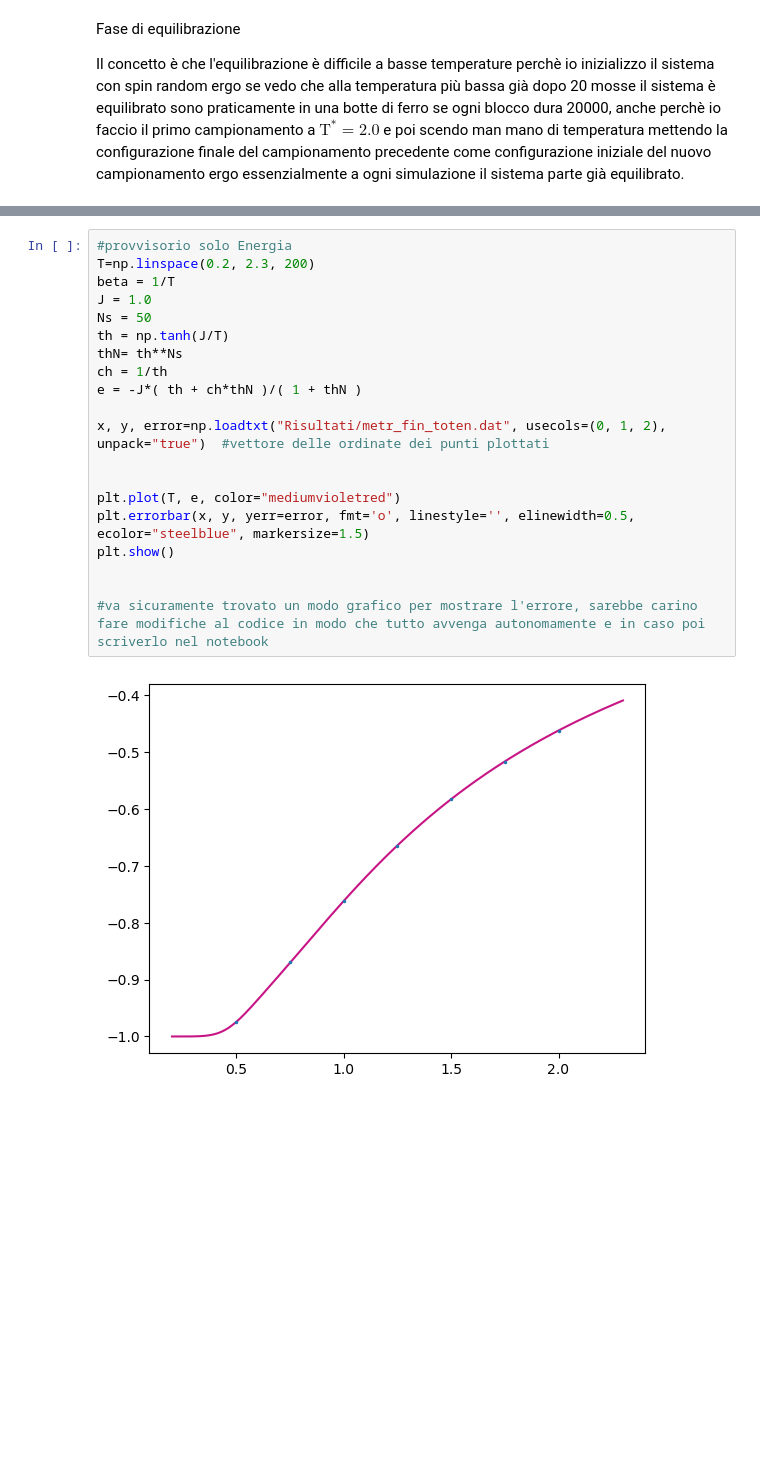
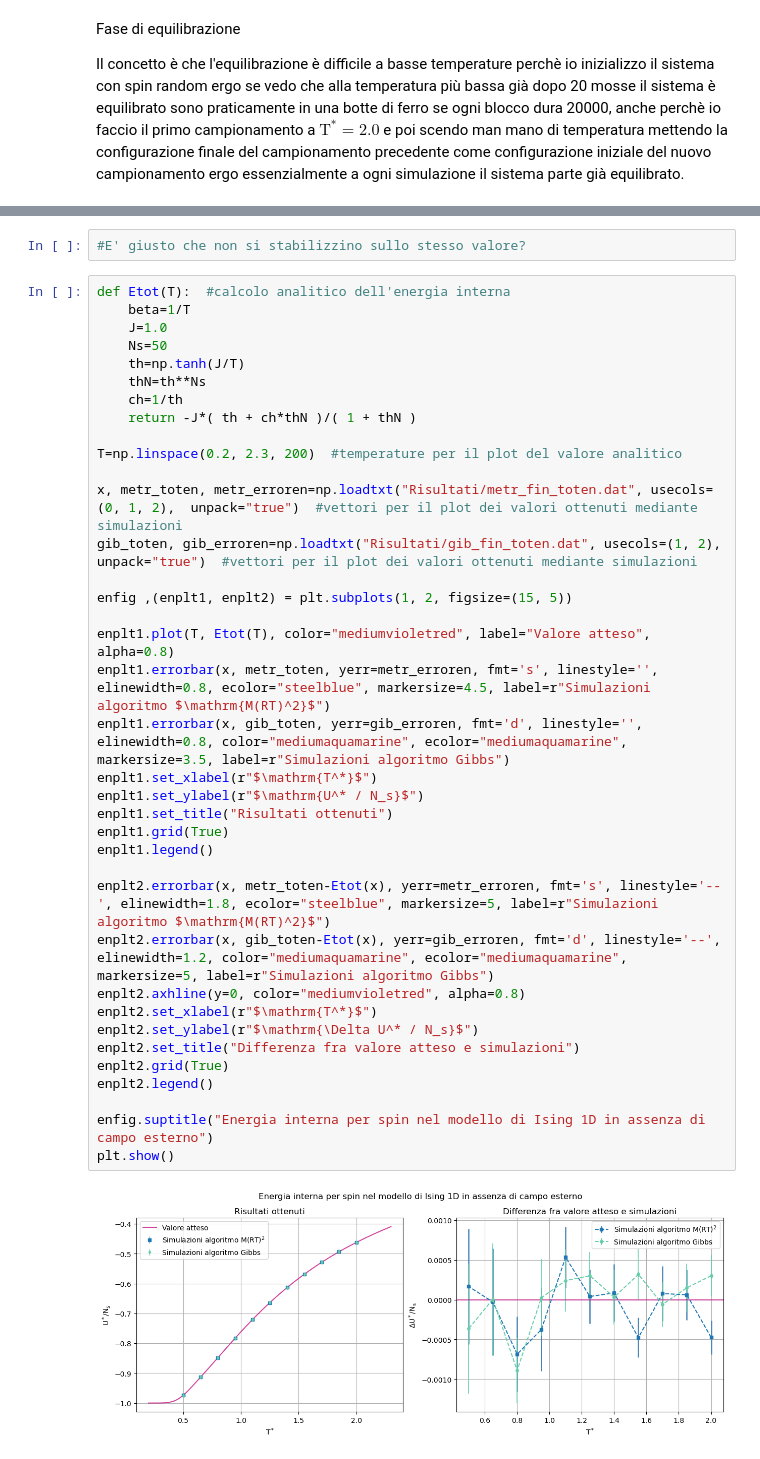
Before and after one commit to angela-bonato/LaboratorioSimulazioneNumerica, a Jupyter notebook: Esercitazione6/Esercitazion6.ipynb, the cells around one changed output, grey strips where cells are left out. Drawn from its saved outputs; the diff is of its cells as text; blank space fills up the shorter version.

Commit message:
Finished Es6 and corrected notebook Es2

```diff
--- a/Esercitazione6/Esercitazion6.ipynb
+++ b/Esercitazione6/Esercitazion6.ipynb
@@ -32,22 +47,41 @@ plt.show()
+# %%
+#E' giusto che non si stabilizzino sullo stesso valore?
 # %%
-#provvisorio solo Energia
-T=np.linspace(0.2, 2.3, 200)
-beta = 1/T
-J = 1.0
-Ns = 50
-th = np.tanh(J/T)
-thN= th**Ns
-ch = 1/th
-e = -J*( th + ch*thN )/( 1 + thN )
+def Etot(T):  #calcolo analitico dell'energia interna
+    beta=1/T
+    J=1.0
+    Ns=50
+    th=np.tanh(J/T)
+    thN=th**Ns
+    ch=1/th
+    return -J*( th + ch*thN )/( 1 + thN )
 
-x, y, error=np.loadtxt("Risultati/metr_fin_toten.dat", usecols=(0, 1, 2),  unpack="true")  #vettore delle ordinate dei punti plottati
+T=np.linspace(0.2, 2.3, 200)  #temperature per il plot del valore analitico
 
+x, metr_toten, metr_erroren=np.loadtxt("Risultati/metr_fin_toten.dat", usecols=(0, 1, 2),  unpack="true")  #vettori per il plot dei valori ottenuti mediante simulazioni
+gib_toten, gib_erroren=np.loadtxt("Risultati/gib_fin_toten.dat", usecols=(1, 2),  unpack="true")  #vettori per il plot dei valori ottenuti mediante simulazioni
 
-plt.plot(T, e, color="mediumvioletred")
-plt.errorbar(x, y, yerr=error, fmt='o', linestyle='', elinewidth=0.5, ecolor="steelblue", markersize=1.5)
+enfig ,(enplt1, enplt2) = plt.subplots(1, 2, figsize=(15, 5))
+
+enplt1.plot(T, Etot(T), color="mediumvioletred", label="Valore atteso", alpha=0.8)
+enplt1.errorbar(x, metr_toten, yerr=metr_erroren, fmt='s', linestyle='', elinewidth=0.8, ecolor="steelblue", markersize=4.5, label=r"Simulazioni algoritmo $\mathrm{M(RT)^2}$")
+enplt1.errorbar(x, gib_toten, yerr=gib_erroren, fmt='d', linestyle='', elinewidth=0.8, color="mediumaquamarine", ecolor="mediumaquamarine", markersize=3.5, label=r"Simulazioni algoritmo Gibbs")
+enplt1.set_xlabel(r"$\mathrm{T^*}$")
+enplt1.set_ylabel(r"$\mathrm{U^* / N_s}$")
+enplt1.set_title("Risultati ottenuti")
+enplt1.grid(True)
+enplt1.legend()
+
+enplt2.errorbar(x, metr_toten-Etot(x), yerr=metr_erroren, fmt='s', linestyle='--', elinewidth=1.8, ecolor="steelblue", markersize=5, label=r"Simulazioni algoritmo $\mathrm{M(RT)^2}$")
+enplt2.errorbar(x, gib_toten-Etot(x), yerr=gib_erroren, fmt='d', linestyle='--', elinewidth=1.2, color="mediumaquamarine", ecolor="mediumaquamarine", markersize=5, label=r"Simulazioni algoritmo Gibbs")
+enplt2.axhline(y=0, color="mediumvioletred", alpha=0.8)
+enplt2.set_xlabel(r"$\mathrm{T^*}$")
+enplt2.set_ylabel(r"$\mathrm{\Delta U^* / N_s}$")
+enplt2.set_title("Differenza fra valore atteso e simulazioni")
+enplt2.grid(True)
+enplt2.legend()
+
+enfig.suptitle("Energia interna per spin nel modello di Ising 1D in assenza di campo esterno")
 plt.show()
-
-
-#va sicuramente trovato un modo grafico per mostrare l'errore, sarebbe carino fare modifiche al codice in modo che tutto avvenga autonomamente e in caso poi scriverlo nel notebook
 # %% [output]
-[figure, old version]
+[figure, new version]
```
Also changed, not shown: parts of 10 cells of this notebook, 31 other files.
